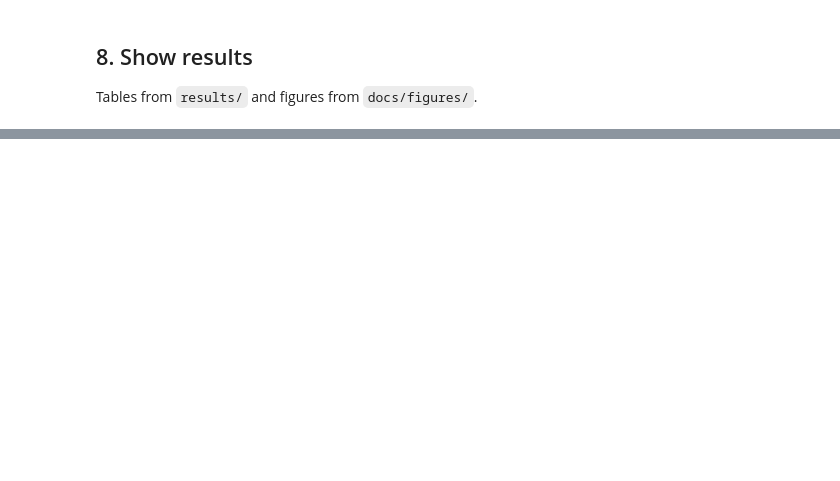
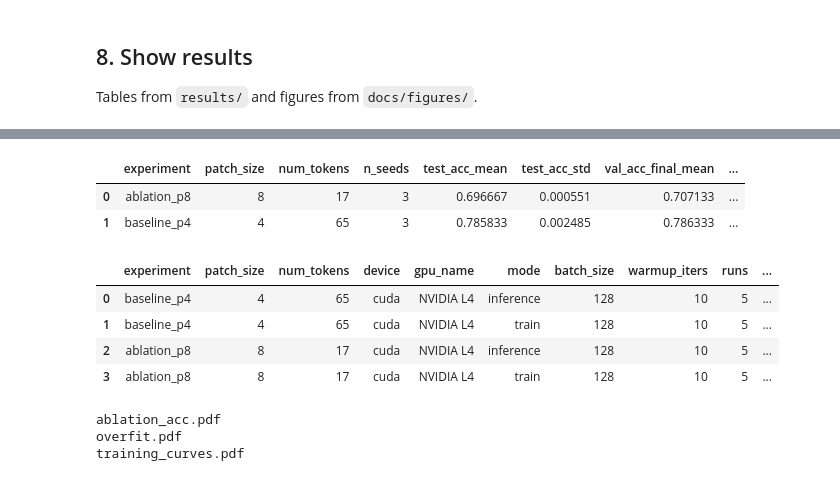
Before and after one commit to IrmaModz/cs577-tiny-vit, a Jupyter notebook: notebooks/run_project.ipynb, the cells around one changed output, grey strips where cells are left out. Cells and saved outputs as stored; diff of their text form; code cells hidden in the pictures; blank space fills up the shorter version.

Commit message:
Added results

```diff
--- a/notebooks/run_project.ipynb
+++ b/notebooks/run_project.ipynb
@@ -171,2 +188,20 @@ Tables from `results/` and figures from `docs/figures/`.
 # %%
-# TODO: show summary.csv, profile.csv and figures
+# Display experiment result tables
+display(pd.read_csv("results/ablation/summary.csv"))
+display(pd.read_csv("results/profiling/profile.csv"))
+
+# Display generated figures
+for path in sorted(Path("docs/figures").glob("*.pdf")):
+    print(path.name)
+# %% [output]
+|  | experiment | patch_size | num_tokens | n_seeds | test_acc_mean | test_acc_std | val_acc_final_mean | ... |
+| 0 | ablation_p8 | 8 | 17 | 3 | 0.696667 | 0.000551 | 0.707133 | ... |
+| 1 | baseline_p4 | 4 | 65 | 3 | 0.785833 | 0.002485 | 0.786333 | ... |
+|  | experiment | patch_size | num_tokens | device | gpu_name | mode | batch_size | warmup_iters | runs | ... |
+| 0 | baseline_p4 | 4 | 65 | cuda | NVIDIA L4 | inference | 128 | 10 | 5 | ... |
+| 1 | baseline_p4 | 4 | 65 | cuda | NVIDIA L4 | train | 128 | 10 | 5 | ... |
+| 2 | ablation_p8 | 8 | 17 | cuda | NVIDIA L4 | inference | 128 | 10 | 5 | ... |
+| 3 | ablation_p8 | 8 | 17 | cuda | NVIDIA L4 | train | 128 | 10 | 5 | ... |
+ablation_acc.pdf
+overfit.pdf
+training_curves.pdf
```
Also changed, not shown: parts of 12 cells of this notebook, 15 other files.
